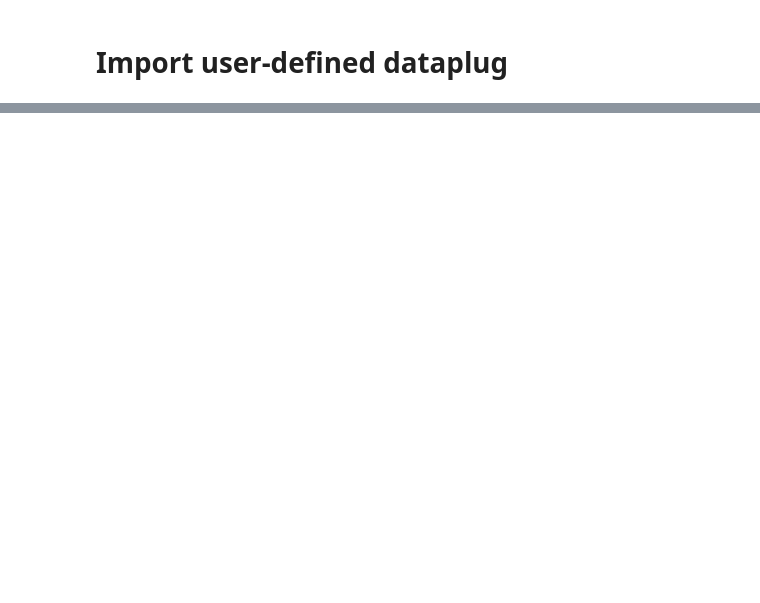
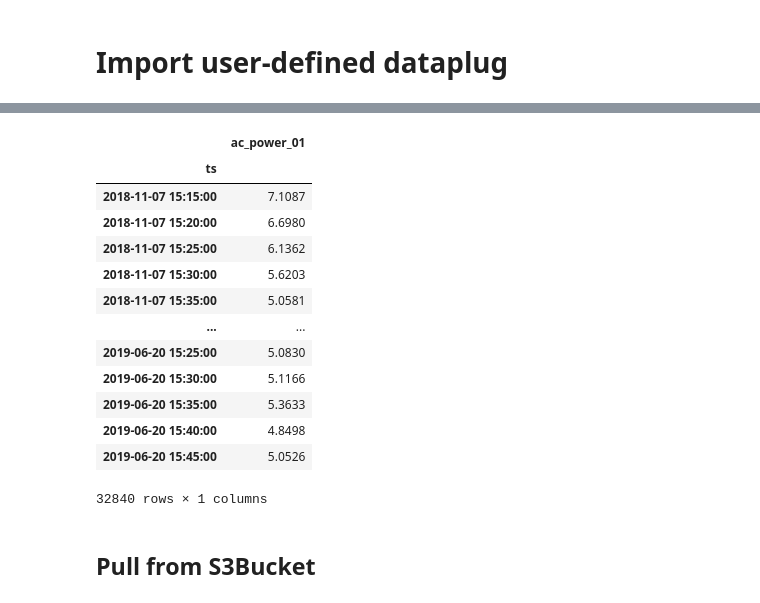
Before and after one commit to slacgismo/solar-data-tools, a Jupyter notebook: sdt_dask/examples/tool_demo_azure.ipynb, the cells around one changed output, grey strips where cells are left out. Drawn from its saved outputs; the diff is of its cells as text; code cells hidden in the pictures; blank space fills up the shorter version.

```diff
--- a/sdt_dask/examples/tool_demo_azure.ipynb
+++ b/sdt_dask/examples/tool_demo_azure.ipynb
@@ -32,0 +78,22 @@ KEYS
+# %%
+path = "example_data/"
+csv_data_plug = LocalFiles(path_to_files=path)
+KEYS = [os.path.basename(fname)[:-4] for fname in glob.glob(path + "*")]
+csv_data_plug.get_data((KEYS[0],))
+# %% [output]
+|  | ac_power_01 |
+| ts |  |
+| 2018-11-07 15:15:00 | 7.1087 |
+| 2018-11-07 15:20:00 | 6.6980 |
+| 2018-11-07 15:25:00 | 6.1362 |
+| 2018-11-07 15:30:00 | 5.6203 |
+| 2018-11-07 15:35:00 | 5.0581 |
+| ... | ... |
+| 2019-06-20 15:25:00 | 5.0830 |
+| 2019-06-20 15:30:00 | 5.1166 |
+| 2019-06-20 15:35:00 | 5.3633 |
+| 2019-06-20 15:40:00 | 4.8498 |
+| 2019-06-20 15:45:00 | 5.0526 |
+32840 rows × 1 columns
+# %% [markdown]
+## Pull from S3Bucket
```
Also changed, not shown: parts of 25 cells of this notebook.
